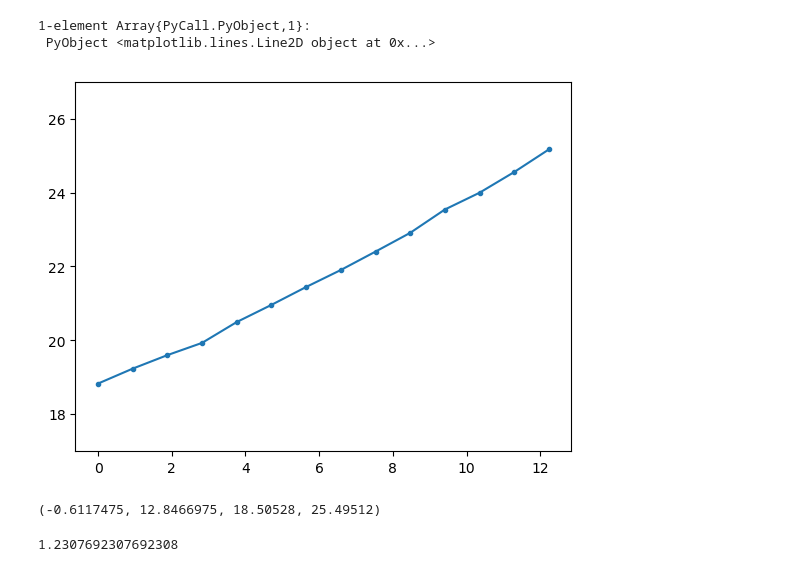
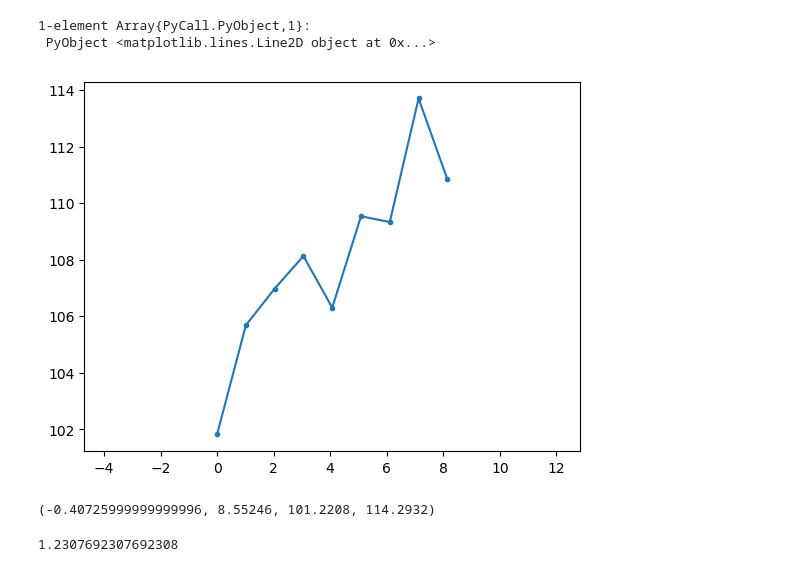
Before and after one commit to WenjieYao/LDOSOptimization, a Jupyter notebook: SphereResonance.ipynb, the cells around one changed output. Drawn from its saved outputs; the diff is of its cells as text; code cells hidden in the pictures.

```diff
--- a/SphereResonance.ipynb
+++ b/SphereResonance.ipynb
@@ -1098,31 +1098,26 @@ plot(resolution[:],rho[:],".")
 [figure]
 1-element Array{PyCall.PyObject,1}:
  PyObject <matplotlib.lines.Line2D object at 0x...>
-# %%
-using PyPlot
-Data = [18.823 0.02 0 0 0.7 0 0 0 0 0 0 0 0 0 0 0 0 0 0 0 0 0 0 0 0 0 0
-19.2282 0.02 2.88636e-06 9.4346e-08 0.701466 1.39437e-06 -2.46011e-06 -2.34477e-06 -1.97364e-06 -2.20154e-06 4.14243e-06 2.51504e-07 1.98823e-06 -1.12861e-06 -0.00205347 -1.46088e-06 -3.30825e-06 2.63611e-06 -3.24382e-06 -3.33444e-06 3.75342e-08 4.10547e-06 8.63335e-07 2.92119e-06 -4.62927e-06 1.16181e-06 -1.05552e-06
-19.5949 0.02 5.77271e-06 1.88692e-07 0.702932 2.78874e-06 -4.92021e-06 -4.68954e-06 -3.94727e-06 -4.40309e-06 8.28486e-06 5.03008e-07 3.97647e-06 -2.25721e-06 -0.00410695 -2.92175e-06 -6.61649e-06 5.27221e-06 -6.48763e-06 -6.66888e-06 7.50683e-08 8.21093e-06 1.72667e-06 5.84238e-06 -9.25855e-06 2.32363e-06 -2.11104e-06
-19.9274 0.02 8.65907e-06 2.83038e-07 0.704397 4.1831e-06 -7.38032e-06 -7.03431e-06 -5.92091e-06 -6.60463e-06 1.24273e-05 7.54512e-07 5.9647e-06 -3.38582e-06 -0.00616042 -4.38263e-06 -9.92474e-06 7.90832e-06 -9.73145e-06 -1.00033e-05 1.12603e-07 1.23164e-05 2.59e-06 8.76356e-06 -1.38878e-05 3.48544e-06 -3.16657e-06
-20.4929 0.02 1.15454e-05 3.77384e-07 0.705863 5.57747e-06 -9.84043e-06 -9.37908e-06 -7.89455e-06 -8.80617e-06 1.65697e-05 1.00602e-06 7.95293e-06 -4.51442e-06 -0.0082139 -5.84351e-06 -1.3233e-05 1.05444e-05 -1.29753e-05 -1.33378e-05 1.50137e-07 1.64219e-05 3.45334e-06 1.16848e-05 -1.85171e-05 4.64725e-06 -4.22209e-06
-20.9581 0.02 1.44318e-05 4.7173e-07 0.707329 6.97184e-06 -1.23005e-05 -1.17239e-05 -9.86818e-06 -1.10077e-05 2.07122e-05 1.25752e-06 9.94116e-06 -5.64303e-06 -0.0102674 -7.30438e-06 -1.65412e-05 1.31805e-05 -1.62191e-05 -1.66722e-05 1.87671e-07 2.05273e-05 4.31667e-06 1.46059e-05 -2.31464e-05 5.80907e-06 -5.27761e-06
-21.4434 0.02 1.73181e-05 5.66076e-07 0.708795 8.36621e-06 -1.47606e-05 -1.40686e-05 -1.18418e-05 -1.32093e-05 2.48546e-05 1.50902e-06 1.19294e-05 -6.77163e-06 -0.0123208 -8.76526e-06 -1.98495e-05 1.58166e-05 -1.94629e-05 -2.00066e-05 2.25205e-07 2.46328e-05 5.18001e-06 1.75271e-05 -2.77756e-05 6.97088e-06 -6.33313e-06
-21.9045 0.02 2.02045e-05 6.60422e-07 0.71026 9.76058e-06 -1.72208e-05 -1.64134e-05 -1.38155e-05 -1.54108e-05 2.8997e-05 1.76053e-06 1.39176e-05 -7.90024e-06 -0.0143743 -1.02261e-05 -2.31577e-05 1.84527e-05 -2.27067e-05 -2.33411e-05 2.62739e-07 2.87383e-05 6.04334e-06 2.04483e-05 -3.24049e-05 8.1327e-06 -7.38865e-06
-22.4037 0.02 2.30908e-05 7.54768e-07 0.711726 1.11549e-05 -1.96809e-05 -1.87582e-05 -1.57891e-05 -1.76123e-05 3.31395e-05 2.01203e-06 1.59059e-05 -9.02884e-06 -0.0164278 -1.1687e-05 -2.6466e-05 2.10888e-05 -2.59505e-05 -2.66755e-05 3.00273e-07 3.28437e-05 6.90668e-06 2.33695e-05 -3.70342e-05 9.29451e-06 -8.44418e-06
-22.9124 0.02 2.59772e-05 8.49114e-07 0.713192 1.25493e-05 -2.2141e-05 -2.11029e-05 -1.77627e-05 -1.98139e-05 3.72819e-05 2.26353e-06 1.78941e-05 -1.01574e-05 -0.0184813 -1.31479e-05 -2.97742e-05 2.3725e-05 -2.91943e-05 -3.001e-05 3.37808e-07 3.69492e-05 7.77001e-06 2.62907e-05 -4.16635e-05 1.04563e-05 -9.4997e-06
-23.5459 0.02 2.88636e-05 9.4346e-07 0.714658 1.39437e-05 -2.46011e-05 -2.34477e-05 -1.97364e-05 -2.20154e-05 4.14243e-05 2.51504e-06 1.98823e-05 -1.12861e-05 -0.0205347 -1.46088e-05 -3.30825e-05 2.63611e-05 -3.24382e-05 -3.33444e-05 3.75342e-07 4.10547e-05 8.63335e-06 2.92119e-05 -4.62927e-05 1.16181e-05 -1.05552e-05
-24.0017 0.02 3.17499e-05 1.03781e-06 0.716123 1.5338e-05 -2.70612e-05 -2.57925e-05 -2.171e-05 -2.4217e-05 4.55668e-05 2.76654e-06 2.18706e-05 -1.24147e-05 -0.0225882 -1.60696e-05 -3.63907e-05 2.89972e-05 -3.5682e-05 -3.66789e-05 4.12876e-07 4.51601e-05 9.49668e-06 3.21331e-05 -5.0922e-05 1.278e-05 -1.16107e-05
-24.563 0.02 3.46363e-05 1.13215e-06 0.717589 1.67324e-05 -2.95213e-05 -2.81372e-05 -2.36836e-05 -2.64185e-05 4.97092e-05 3.01805e-06 2.38588e-05 -1.35433e-05 -0.0246417 -1.75305e-05 -3.9699e-05 3.16333e-05 -3.89258e-05 -4.00133e-05 4.5041e-07 4.92656e-05 1.036e-05 3.50543e-05 -5.55513e-05 1.39418e-05 -1.26663e-05
-25.1774 0.02 3.75226e-05 1.2265e-06 0.719055 1.81268e-05 -3.19814e-05 -3.0482e-05 -2.56573e-05 -2.86201e-05 5.38516e-05 3.26955e-06 2.5847e-05 -1.46719e-05 -0.0266952 -1.89914e-05 -4.30072e-05 3.42694e-05 -4.21696e-05 -4.33477e-05 4.87944e-07 5.33711e-05 1.12234e-05 3.79754e-05 -6.01805e-05 1.51036e-05 -1.37218e-05
-]
-alpha =Data[1,1]/100
-Nl = length(Data[:,1])
-xx = range(0,stop=(Nl-1),step=1)*alpha
-plot(xx,Data[:,1],".-")
-axis("equal")
-# %% [output]
-[figure, removed]
-(-0.6117475, 12.8466975, 18.50528, 25.49512)
+# %%
+using PyPlot
+Data = [101.815 0.02 0 0 0 0 1 0 0 0 0 0 0 0 0 0 0 0 0 0 0 0 0 0 0 0 0
+105.678 0.02 0.000123189 -0.000313104 -5.65182e-05 0.00043419 0.997072 -0.000227333 -0.000207371 0.000105672 0.000113267 0.000275041 -0.000394435 -0.000307053 8.49106e-05 -0.00030783 0.000181347 0.000212646 -0.000225873 5.55533e-05 0.00328257 0.000150149 0.000101592 1.93369e-05 2.97743e-05 0.000354253 0.000175023
+106.973 0.02 0.000246378 -0.000626209 -0.000113036 0.000868381 0.994144 -0.000454666 -0.000414743 0.000211344 0.000226534 0.000550081 -0.00078887 -0.000614106 0.000169821 -0.00061566 0.000362694 0.000425291 -0.000451746 0.000111107 0.00656513 0.000300299 0.000203183 3.86738e-05 5.95487e-05 0.000708507 0.000350046
+108.126 0.02 0.000369568 -0.000939313 -0.000169554 0.00130257 0.991216 -0.000681999 -0.000622114 0.000317016 0.000339801 0.000825122 -0.00118331 -0.000921159 0.000254732 -0.00092349 0.000544041 0.000637937 -0.00067762 0.00016666 0.0098477 0.000450448 0.000304775 5.80108e-05 8.9323e-05 0.00106276 0.000525069
+106.3 0.02 0.000492757 -0.00125242 -0.000226073 0.00173676 0.988288 -0.000909331 -0.000829486 0.000422688 0.000453068 0.00110016 -0.00157774 -0.00122821 0.000339642 -0.00123132 0.000725388 0.000850582 -0.000903493 0.000222213 0.0131303 0.000600598 0.000406367 7.73477e-05 0.000119097 0.00141701 0.000700092
+109.533 0.02 0.000615946 -0.00156552 -0.000282591 0.00217095 0.98536 -0.00113666 -0.00103686 0.00052836 0.000566335 0.0013752 -0.00197218 -0.00153527 0.000424553 -0.00153915 0.000906735 0.00106323 -0.00112937 0.000277766 0.0164128 0.000750747 0.000507959 9.66846e-05 0.000148872 0.00177127 0.000875115
+109.329 0.02 0.000739135 -0.00187863 -0.000339109 0.00260514 0.982432 -0.001364 -0.00124423 0.000634031 0.000679602 0.00165024 -0.00236661 -0.00184232 0.000509464 -0.00184698 0.00108808 0.00127587 -0.00135524 0.00033332 0.0196954 0.000900896 0.00060955 0.000116022 0.000178646 0.00212552 0.00105014
+113.699 0.02 0.000862324 -0.00219173 -0.000395627 0.00303933 0.979504 -0.00159133 -0.0014516 0.000739703 0.000792869 0.00192528 -0.00276105 -0.00214937 0.000594374 -0.00215481 0.00126943 0.00148852 -0.00158111 0.000388873 0.022978 0.00105105 0.000711142 0.000135358 0.00020842 0.00247977 0.00122516
+110.841 0.02 0.000985514 -0.00250483 -0.000452145 0.00347352 0.976576 -0.00181866 -0.00165897 0.000845375 0.000906136 0.00220033 -0.00315548 -0.00245642 0.000679285 -0.00246264 0.00145078 0.00170116 -0.00180699 0.000444426 0.0262605 0.0012012 0.000812734 0.000154695 0.000238195 0.00283403 0.00140018
+]
+alpha =Data[1,1]/100
+Nl = length(Data[:,1])
+xx = range(0,stop=(Nl-1),step=1)*alpha
+plot(xx,Data[:,1],".-")
+axis("equal")
+# %% [output]
+[figure, added]
+(-0.40725999999999996, 8.55246, 101.2208, 114.2932)
 # %%
 32/26
 # %% [output]
```
Also changed, not shown: 3 other files.
